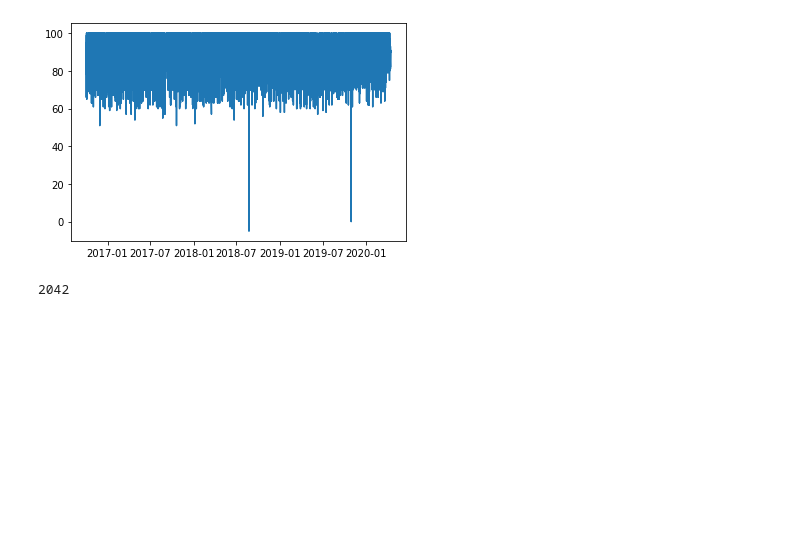
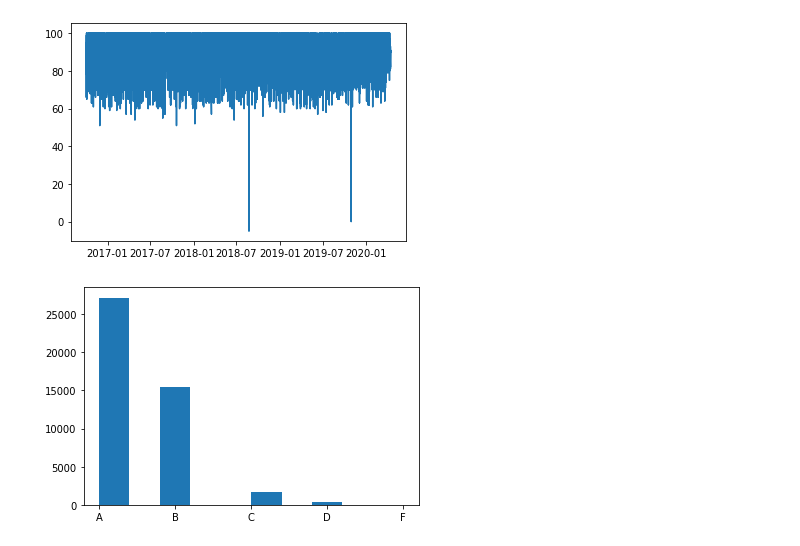
Before and after one commit to BLGreenspan/Capstone, a Jupyter notebook: Capstone Code.ipynb, the cells around one changed output. Saved outputs shown, nothing was run; the diff lists cells and outputs as text; code cells hidden in the pictures; blank space fills up the shorter version.

```diff
--- a/Capstone Code.ipynb
+++ b/Capstone Code.ipynb
@@ -119,6 +119,8 @@ df.loc[df[df.columns[3:]].duplicated()].sort_values(by = "Inspection Date")
 df = df.sort_values(by = 'Inspection Date')
 # %%
 df.reset_index(inplace = True)
+# %%
+df.drop(columns= 'index', inplace = True)
 # %%
 df['Inspection Type'].value_counts()
 # %% [output]
@@ -237,3 +219,17 @@ df.loc[(df['Restaurant Name'] == "EL POLLO REGIO") & (df['Street Number'] == 271
 | 35113 | EL POLLO REGIO | Routine | 2019-04-22 | 92 | 2716 | DAVIS | ... |
 | 39992 | EL POLLO REGIO | Routine | 2019-10-31 | 88 | 2716 | DAVIS | ... |
 | 44654 | EL POLLO REGIO | Routine | 2020-04-14 | 91 | 2716 | DAVIS | ... |
+# %%
+letter_grades = []
+
+for i in df['Inspection Score']:
+    if i < 60:
+        letter_grades.append('F')
+    if i >= 60 and i < 70:
+        letter_grades.append('D')
+    if i >= 70 and i < 80:
+        letter_grades.append('C')
+    if i >= 80 and i < 90:
+        letter_grades.append('B')
+    if i >= 90:
+        letter_grades.append('A')
@@ -239,0 +240,2 @@ df.loc[(df['Restaurant Name'] == "EL POLLO REGIO") & (df['Street Number'] == 271
+# %%
+df['letter_grade'] = letter_grades
@@ -317,7 +361,7 @@ plt.plot(df['Inspection Date'], df['Inspection Score'])
 # %% [output]
 [<matplotlib.lines.Line2D at 0x...>]
 [figure]
-# %%
-len(df.loc[df['Inspection Score'] < 80])
-# %% [output]
-2042
+# %%
+plt.hist(df['letter_grade'].sort_values());
+# %% [output]
+[figure, added]
```
Also changed, not shown: parts of 11 cells of this notebook.
